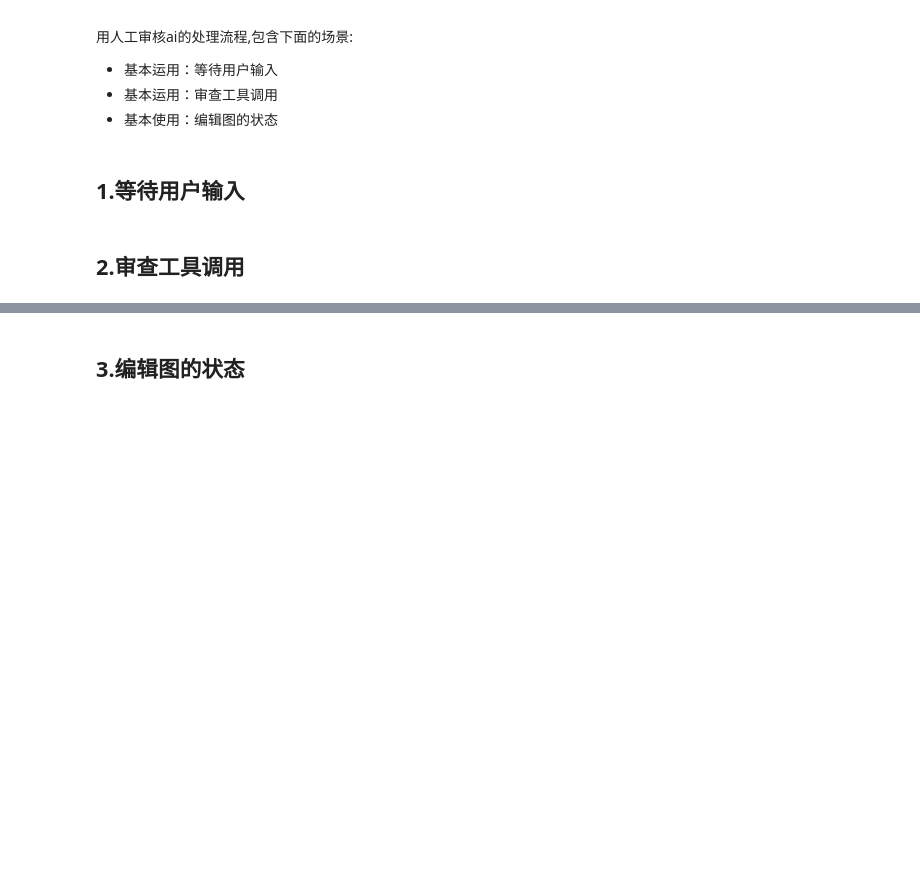
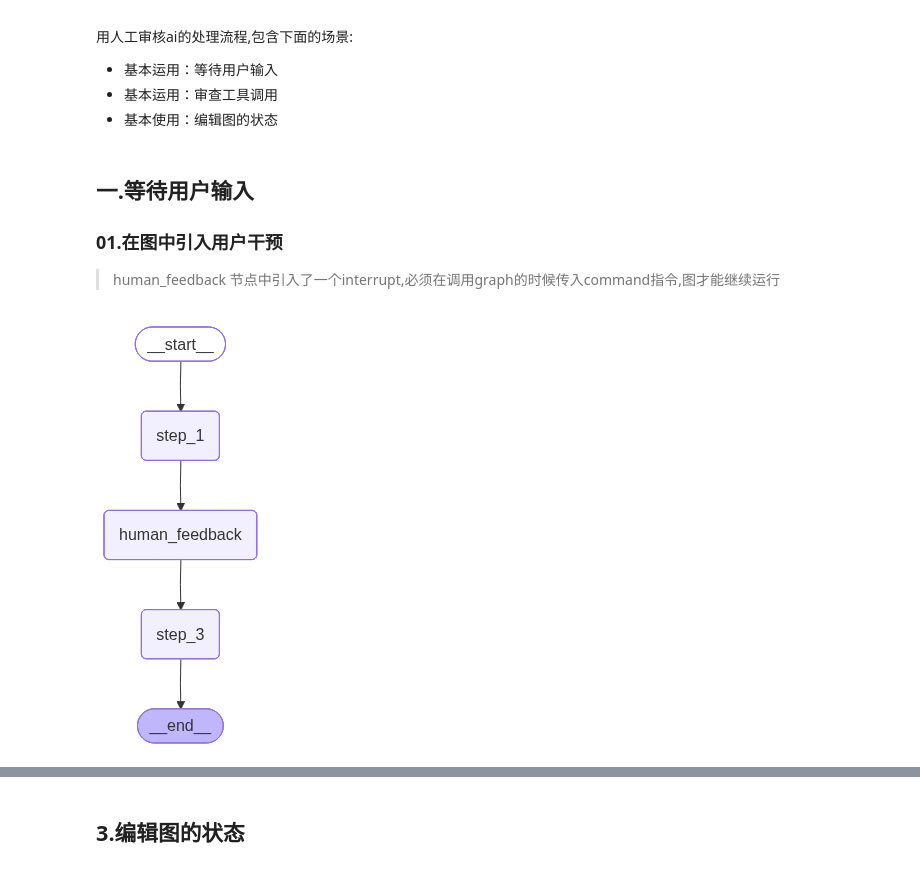
Before and after one commit to ww574413418/langgraph_learn, a Jupyter notebook: 08.人机交互.ipynb, the cells around one changed output, grey strips where cells are left out. Cells and saved outputs as stored; diff of their text form; code cells hidden in the pictures; blank space fills up the shorter version.

```diff
--- a/08.人机交互.ipynb
+++ b/08.人机交互.ipynb
@@ -6,6 +6,52 @@
 - 基本运用：审查工具调用
 - 基本使用：编辑图的状态
 # %% [markdown]
-## 1.等待用户输入
+## 一.等待用户输入
+### 01.在图中引入用户干预
+> human_feedback 节点中引入了一个interrupt,必须在调用graph的时候传入command指令,图才能继续运行
-# %% [markdown]
-## 2.审查工具调用
+# %%
+from langchain_classic.schema.runnable import retry
+from langchain_core.messages import ToolMessage
+from langgraph.graph import StateGraph,START,END
+from langgraph.types import Command,interrupt
+from langgraph.checkpoint.memory import MemorySaver
+from IPython.display import Image,display
+from pydantic import BaseModel,Field
+
+class State(BaseModel):
+    input:str = Field(default="")
+    user_feedback:str = Field(default="")
+
+def step_1(state:State):
+    print("-----step_1-------")
+    pass
+
+def human_feedback(state:State):
+    print("-----human_feedback-------")
+    feedback = interrupt("plesase provide feedback:")
+    return {
+        "user_feedback":feedback
+    }
+
+
+def step_3(state:State):
+    print("-----step_3-------")
+    pass
+
+graph_builder = StateGraph(State)
+graph_builder.add_node("step_1",step_1)
+graph_builder.add_node("human_feedback",human_feedback)
+graph_builder.add_node("step_3",step_3)
+
+graph_builder.add_edge(START,"step_1")
+graph_builder.add_edge("step_1","human_feedback")
+graph_builder.add_edge("human_feedback","step_3")
+graph_builder.add_edge("step_3",END)
+
+memory =  MemorySaver()
+
+graph =  graph_builder.compile(checkpointer=memory)
+
+display(Image(graph.get_graph().draw_mermaid_png()))
+# %% [output]
+[figure, added]
```
Also changed, not shown: parts of 8 cells of this notebook.
